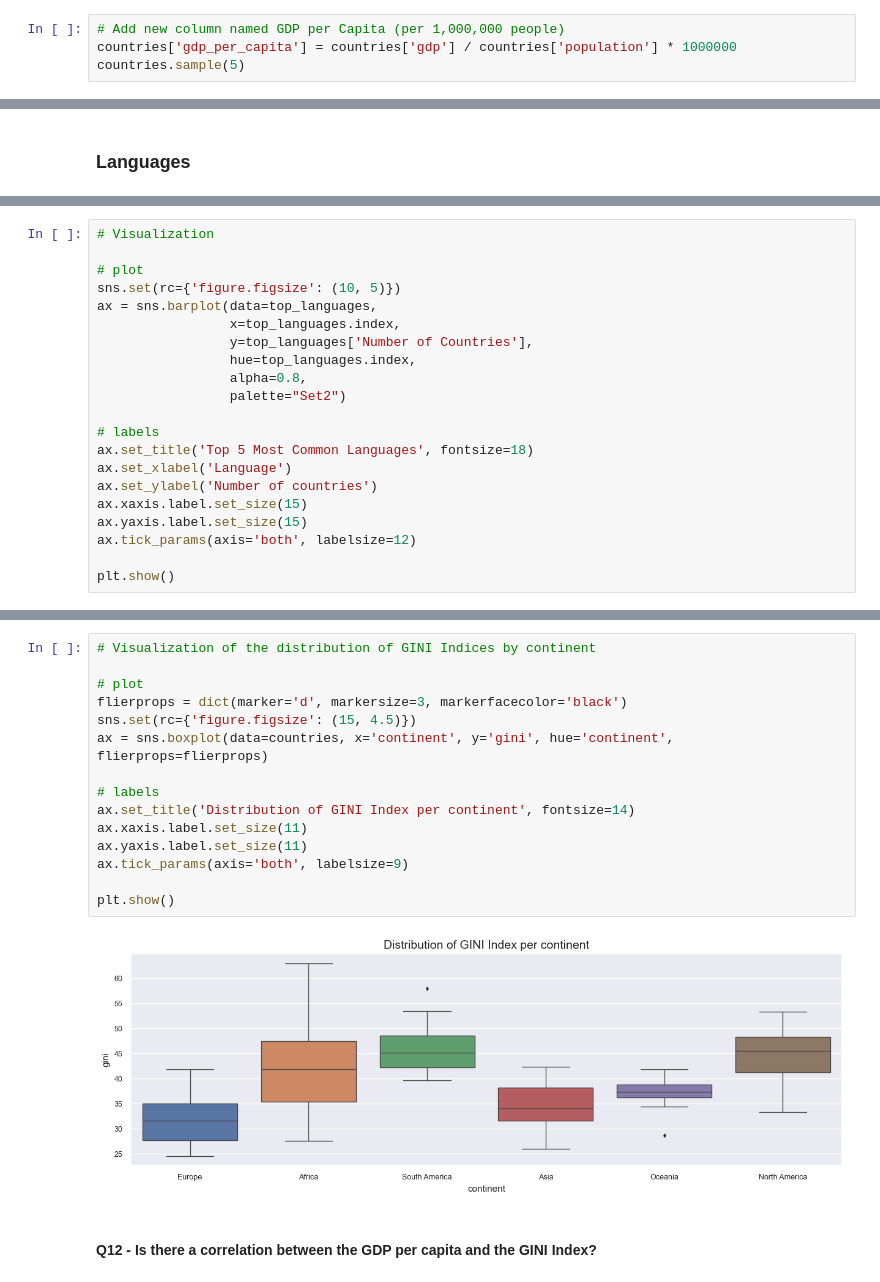
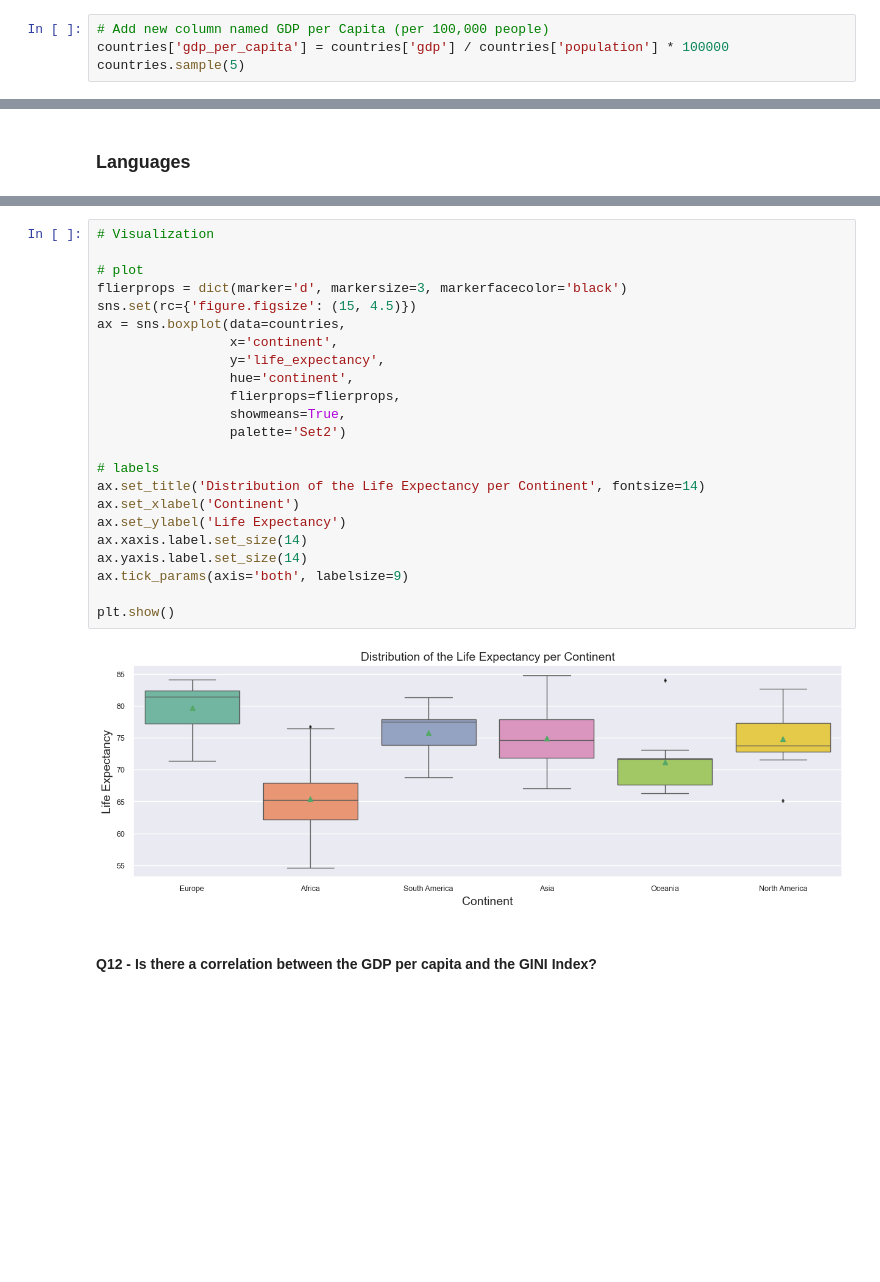
Before and after one commit to nadpierre/countries-eda-project, a Jupyter notebook: Country Analysis.ipynb, the cells around one changed output, grey strips where cells are left out. Cells and saved outputs as stored; diff of their text form; blank space fills up the shorter version.

Commit message:
Add life expectancy

```diff
--- a/Country Analysis.ipynb
+++ b/Country Analysis.ipynb
@@ -318,6 +385,6 @@ countries.tail()
 # %%
-# Add new column named GDP per Capita (per 1,000,000 people)
-countries['gdp_per_capita'] = countries['gdp'] / countries['population'] * 1000000
+# Add new column named GDP per Capita (per 100,000 people)
+countries['gdp_per_capita'] = countries['gdp'] / countries['population'] * 100000
 countries.sample(5)
 # %% [output]
 |  | name | code | continent | area | car_side | population | gini | languages | gdp | ... |
@@ -629,21 +602,0 @@ top_languages
-# %%
-# Visualization
-
-# plot
-sns.set(rc={'figure.figsize': (10, 5)})
-ax = sns.barplot(data=top_languages,
-                 x=top_languages.index,
-                 y=top_languages['Number of Countries'],
-                 hue=top_languages.index,
-                 alpha=0.8,
-                 palette="Set2")
-
-# labels
-ax.set_title('Top 5 Most Common Languages', fontsize=18)
-ax.set_xlabel('Language')
-ax.set_ylabel('Number of countries')
-ax.xaxis.label.set_size(15)
-ax.yaxis.label.set_size(15)
-ax.tick_params(axis='both', labelsize=12)
-
-plt.show()
@@ -688,19 +642,27 @@ avg_gini_per_continent
 # %%
-# Visualization of the distribution of GINI Indices by continent
+# Visualization
 
 # plot
 flierprops = dict(marker='d', markersize=3, markerfacecolor='black')
 sns.set(rc={'figure.figsize': (15, 4.5)})
-ax = sns.boxplot(data=countries, x='continent', y='gini', hue='continent', flierprops=flierprops)
+ax = sns.boxplot(data=countries,
+                 x='continent',
+                 y='life_expectancy',
+                 hue='continent',
+                 flierprops=flierprops,
+                 showmeans=True,
+                 palette='Set2')
 
 # labels
-ax.set_title('Distribution of GINI Index per continent', fontsize=14)
-ax.xaxis.label.set_size(11)
-ax.yaxis.label.set_size(11)
+ax.set_title('Distribution of the Life Expectancy per Continent', fontsize=14)
+ax.set_xlabel('Continent')
+ax.set_ylabel('Life Expectancy')
+ax.xaxis.label.set_size(14)
+ax.yaxis.label.set_size(14)
 ax.tick_params(axis='both', labelsize=9)
 
 plt.show()
 # %% [output]
-[figure, old version]
+[figure, new version]
 # %% [markdown]
 #### Q12 - Is there a correlation between the GDP per capita and the GINI Index?
```
Also changed, not shown: parts of 71 cells of this notebook, 2 other files.
